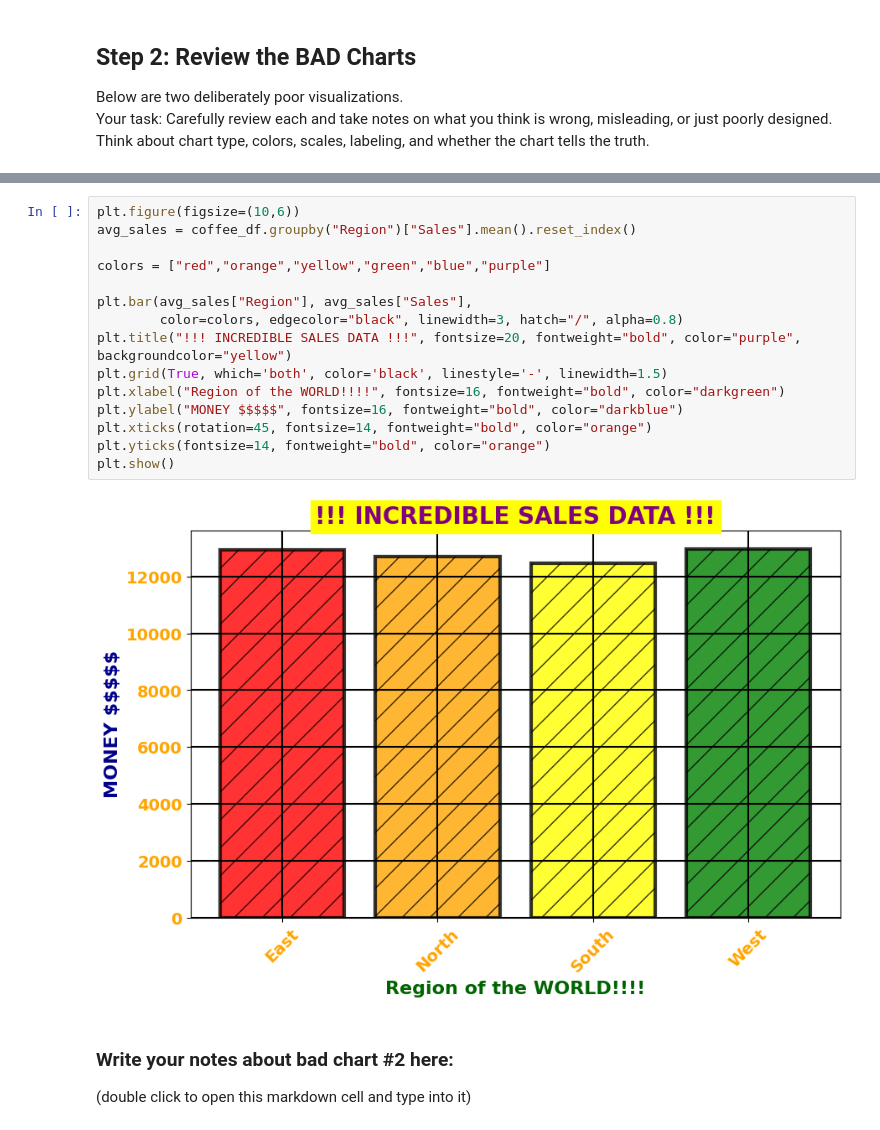
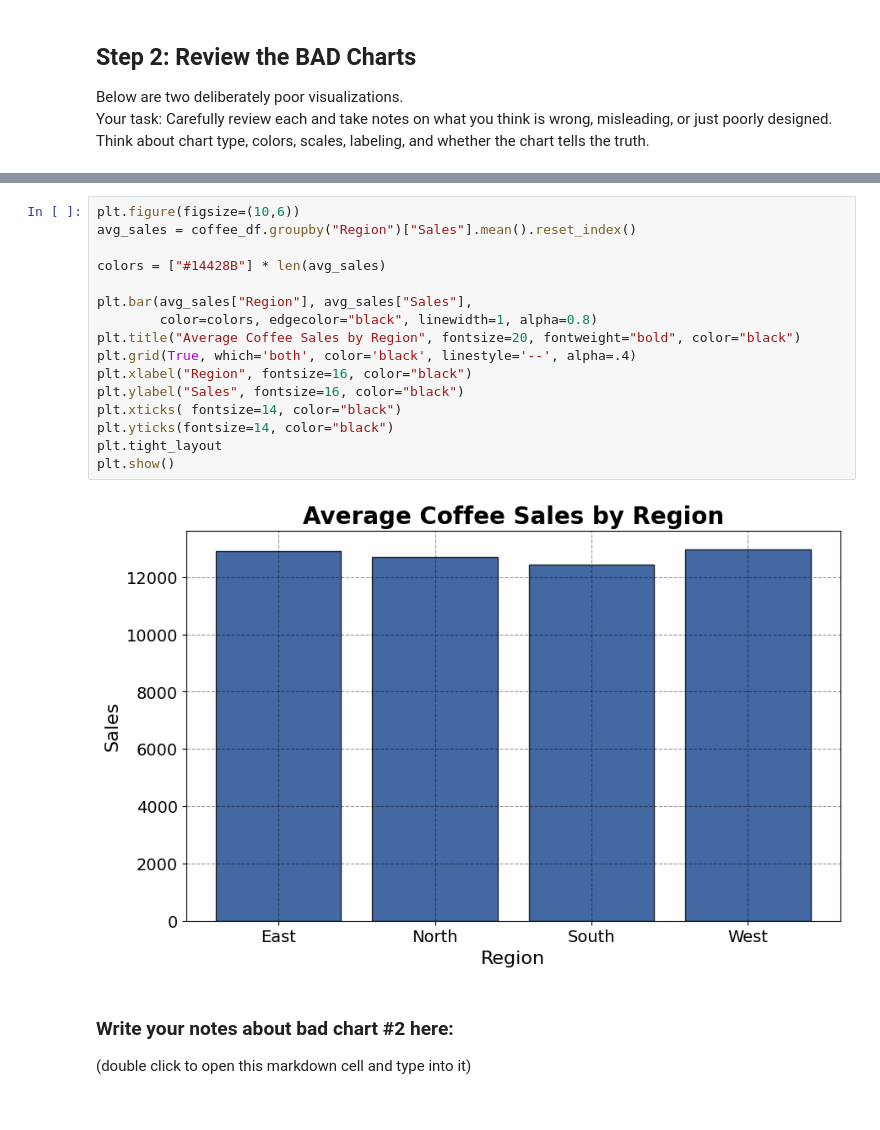
Before and after one commit to ckongshaug87/DA_M3_DataVizChallenge, a Jupyter notebook: data_viz_ethics_challenge.ipynb, the cells around one changed output, grey strips where cells are left out. Cells and saved outputs as stored; diff of their text form.

```diff
--- a/data_viz_ethics_challenge.ipynb
+++ b/data_viz_ethics_challenge.ipynb
@@ -55,20 +67,21 @@ plt.show()
 # %%
 plt.figure(figsize=(10,6))
 avg_sales = coffee_df.groupby("Region")["Sales"].mean().reset_index()
 
-colors = ["red","orange","yellow","green","blue","purple"]
+colors = ["#14428B"] * len(avg_sales)
 
 plt.bar(avg_sales["Region"], avg_sales["Sales"],
-        color=colors, edgecolor="black", linewidth=3, hatch="/", alpha=0.8)
-plt.title("!!! INCREDIBLE SALES DATA !!!", fontsize=20, fontweight="bold", color="purple", backgroundcolor="yellow")
-plt.grid(True, which='both', color='black', linestyle='-', linewidth=1.5)
-plt.xlabel("Region of the WORLD!!!!", fontsize=16, fontweight="bold", color="darkgreen")
-plt.ylabel("MONEY $$$$$", fontsize=16, fontweight="bold", color="darkblue")
-plt.xticks(rotation=45, fontsize=14, fontweight="bold", color="orange")
-plt.yticks(fontsize=14, fontweight="bold", color="orange")
+        color=colors, edgecolor="black", linewidth=1, alpha=0.8)
+plt.title("Average Coffee Sales by Region", fontsize=20, fontweight="bold", color="black")
+plt.grid(True, which='both', color='black', linestyle='--', alpha=.4)
+plt.xlabel("Region", fontsize=16, color="black")
+plt.ylabel("Sales", fontsize=16, color="black")
+plt.xticks( fontsize=14, color="black")
+plt.yticks(fontsize=14, color="black")
+plt.tight_layout
 plt.show()
 # %% [output]
-[figure, old version]
+[figure, new version]
 # %% [markdown]
 ### Write your notes about bad chart #2 here:
 (double click to open this markdown cell and type into it)
```
Also changed, not shown: parts of 2 cells of this notebook.
